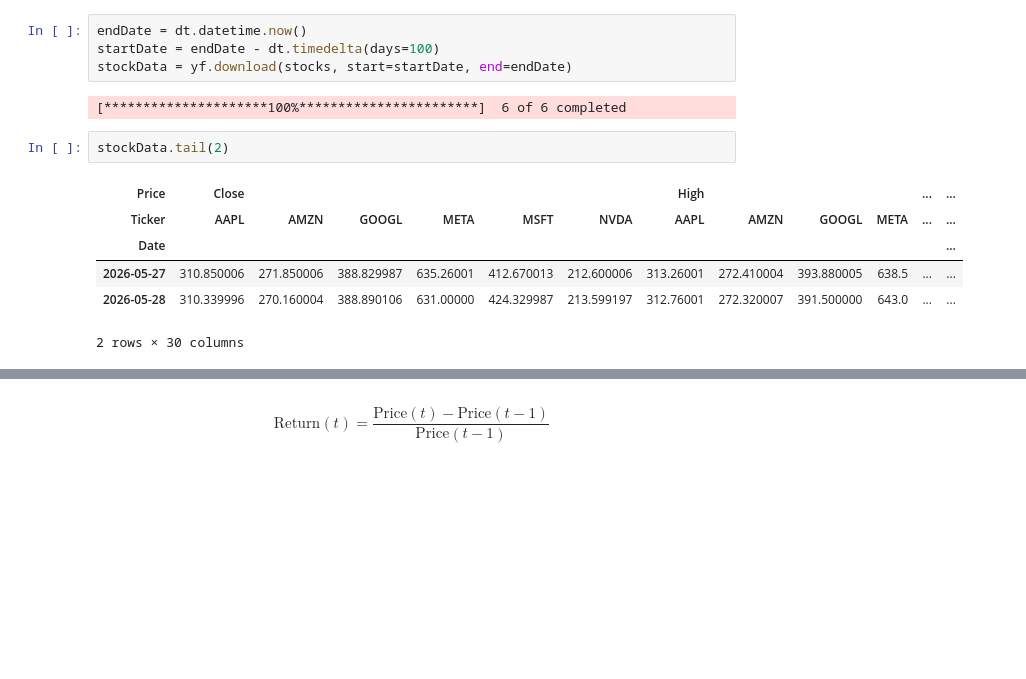
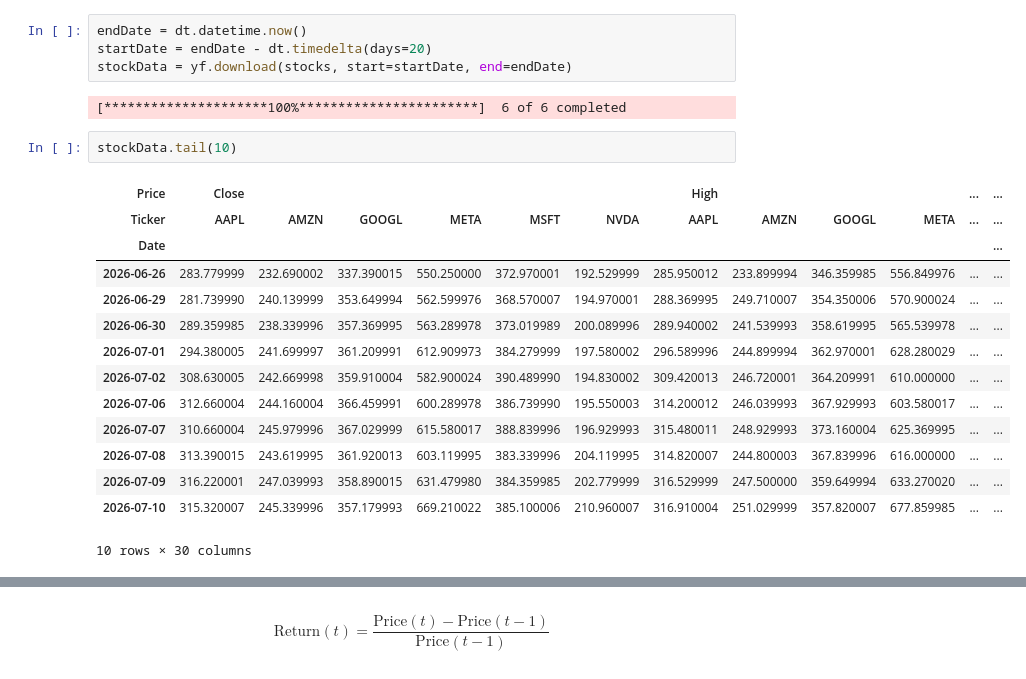
Before and after one commit to dmikan/finance-issues, a Jupyter notebook: stock_portfolio_monte_carlo/stock_portfolio.ipynb, the cells around one changed output, grey strips where cells are left out. Saved outputs shown, nothing was run; the diff lists cells and outputs as text; blank space fills up the shorter version.

```diff
--- a/stock_portfolio_monte_carlo/stock_portfolio.ipynb
+++ b/stock_portfolio_monte_carlo/stock_portfolio.ipynb
@@ -30,17 +10,25 @@ stockList = ['MSFT', 'AAPL', 'NVDA', 'AMZN', 'META', 'GOOGL']
 stocks = [stock for stock in stockList]
 # %%
 endDate = dt.datetime.now()
-startDate = endDate - dt.timedelta(days=100)
+startDate = endDate - dt.timedelta(days=20)
 stockData = yf.download(stocks, start=startDate, end=endDate)
 # %% [output]
 [*********************100%***********************]  6 of 6 completed
 # %%
-stockData.tail(2)
+stockData.tail(10)
 # %% [output]
 | Price | Close |  |  |  |  |  | High |  |  |  | ... | ... |
 | Ticker | AAPL | AMZN | GOOGL | META | MSFT | NVDA | AAPL | AMZN | GOOGL | META | ... | ... |
 | Date |  |  |  |  |  |  |  |  |  |  |  | ... |
-| 2026-05-27 | 310.850006 | 271.850006 | 388.829987 | 635.26001 | 412.670013 | 212.600006 | 313.26001 | 272.410004 | 393.880005 | 638.5 | ... | ... |
-| 2026-05-28 | 310.339996 | 270.160004 | 388.890106 | 631.00000 | 424.329987 | 213.599197 | 312.76001 | 272.320007 | 391.500000 | 643.0 | ... | ... |
+| 2026-06-26 | 283.779999 | 232.690002 | 337.390015 | 550.250000 | 372.970001 | 192.529999 | 285.950012 | 233.899994 | 346.359985 | 556.849976 | ... | ... |
+| 2026-06-29 | 281.739990 | 240.139999 | 353.649994 | 562.599976 | 368.570007 | 194.970001 | 288.369995 | 249.710007 | 354.350006 | 570.900024 | ... | ... |
+| 2026-06-30 | 289.359985 | 238.339996 | 357.369995 | 563.289978 | 373.019989 | 200.089996 | 289.940002 | 241.539993 | 358.619995 | 565.539978 | ... | ... |
+| 2026-07-01 | 294.380005 | 241.699997 | 361.209991 | 612.909973 | 384.279999 | 197.580002 | 296.589996 | 244.899994 | 362.970001 | 628.280029 | ... | ... |
+| 2026-07-02 | 308.630005 | 242.669998 | 359.910004 | 582.900024 | 390.489990 | 194.830002 | 309.420013 | 246.720001 | 364.209991 | 610.000000 | ... | ... |
+| 2026-07-06 | 312.660004 | 244.160004 | 366.459991 | 600.289978 | 386.739990 | 195.550003 | 314.200012 | 246.039993 | 367.929993 | 603.580017 | ... | ... |
+| 2026-07-07 | 310.660004 | 245.979996 | 367.029999 | 615.580017 | 388.839996 | 196.929993 | 315.480011 | 248.929993 | 373.160004 | 625.369995 | ... | ... |
+| 2026-07-08 | 313.390015 | 243.619995 | 361.920013 | 603.119995 | 383.339996 | 204.119995 | 314.820007 | 244.800003 | 367.839996 | 616.000000 | ... | ... |
+| 2026-07-09 | 316.220001 | 247.039993 | 358.890015 | 631.479980 | 384.359985 | 202.779999 | 316.529999 | 247.500000 | 359.649994 | 633.270020 | ... | ... |
+| 2026-07-10 | 315.320007 | 245.339996 | 357.179993 | 669.210022 | 385.100006 | 210.960007 | 316.910004 | 251.029999 | 357.820007 | 677.859985 | ... | ... |
-2 rows × 30 columns
+10 rows × 30 columns
 # %%
```
Also changed, not shown: parts of 11 cells of this notebook, 1 other file.
